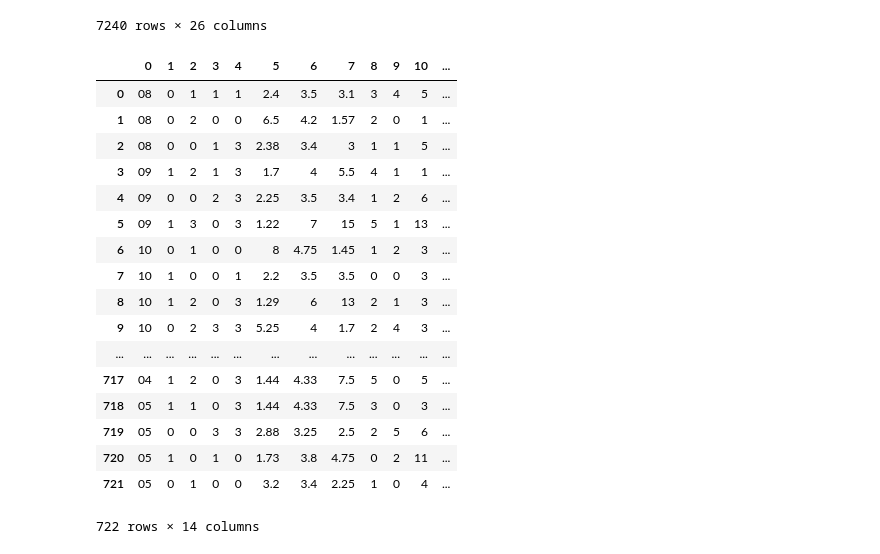
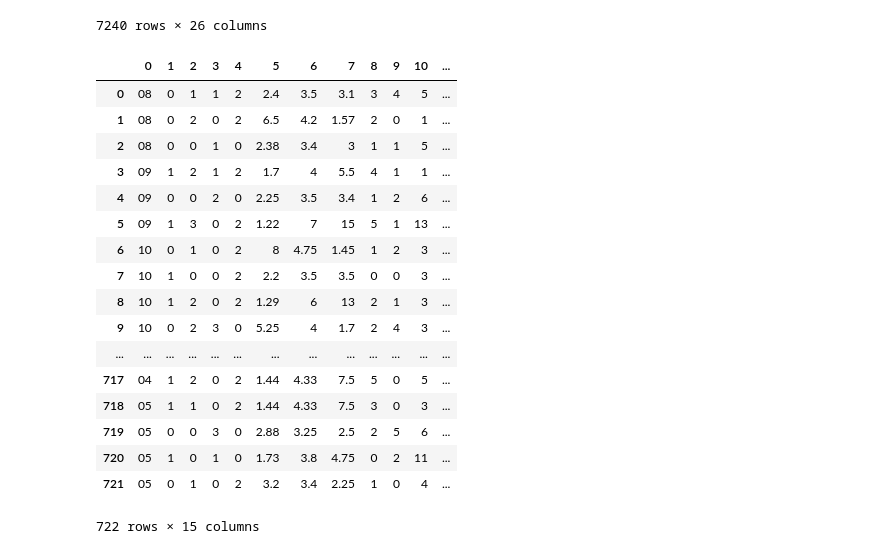
Before and after one commit to ML-Project-2018/my-bet-supremo, a Jupyter notebook: process.ipynb, the cells around one changed output. Drawn from its saved outputs; the diff is of its cells as text; code cells hidden in the pictures.

```diff
--- a/process.ipynb
+++ b/process.ipynb
@@ -109,75 +58,68 @@ data
 7240 rows × 26 columns
 # %%
 fixtures = []
-
 x = 0
 size = 10
 
 for i in range(data.shape[0]):
     d = data[x:size]
     for index, row in d.iterrows():
-
-        record = np.empty(14, dtype=object)
-
+        record = np.empty(15, dtype=object)
         if (row[2] == 'Liverpool' or row[3] == 'Liverpool'):
-
             row = row.tolist()
             record[0] = row[1].split('/')[1]
-
             if row[2] == 'Liverpool':
                 record[1] = 1
-
-                if row[9] == 'A': record[4] = 0
-                elif row[9] == 'H': record[4] = 3
-                else: record[4] = 1
 
             elif row[3] == 'Liverpool':
                 record[1] = 0
 
-                if row[9] == 'A': record[4] = 3
-                elif row[9] == 'H': record[4] = 0
-                else: record[4] = 1
+            if row[9] == 'A':
+                record[4] = 0
+            elif row[9] == 'B':
+                record[4] = 1
+            else:
+                record[4] = 2
 
             record[2] = row[7]
             record[3] = row[8]
             record[5] = row[23]
             record[6] = row[24]
             record[7] = row[25]
 
             # y's
             record[8] = row[4]
             record[9] = row[5]
             record[10] = row[17]
             record[11] = row[18]
             record[12] = row[19]
             record[13] = row[20]
+            record[14] = row[6] # full time results
 
             fixtures.append(record)
 
 
     x += 10
     size += 10
 
-
 fixtures = pd.DataFrame(fixtures)
+fixtures
+# %% [output]
+|  | 0 | 1 | 2 | 3 | 4 | 5 | 6 | 7 | 8 | 9 | 10 | ... |
+| 0 | 08 | 0 | 1 | 1 | 2 | 2.4 | 3.5 | 3.1 | 3 | 4 | 5 | ... |
+| 1 | 08 | 0 | 2 | 0 | 2 | 6.5 | 4.2 | 1.57 | 2 | 0 | 1 | ... |
+| 2 | 08 | 0 | 0 | 1 | 0 | 2.38 | 3.4 | 3 | 1 | 1 | 5 | ... |
+| 3 | 09 | 1 | 2 | 1 | 2 | 1.7 | 4 | 5.5 | 4 | 1 | 1 | ... |
+| 4 | 09 | 0 | 0 | 2 | 0 | 2.25 | 3.5 | 3.4 | 1 | 2 | 6 | ... |
+| 5 | 09 | 1 | 3 | 0 | 2 | 1.22 | 7 | 15 | 5 | 1 | 13 | ... |
+| 6 | 10 | 0 | 1 | 0 | 2 | 8 | 4.75 | 1.45 | 1 | 2 | 3 | ... |
+| 7 | 10 | 1 | 0 | 0 | 2 | 2.2 | 3.5 | 3.5 | 0 | 0 | 3 | ... |
+| 8 | 10 | 1 | 2 | 0 | 2 | 1.29 | 6 | 13 | 2 | 1 | 3 | ... |
+| 9 | 10 | 0 | 2 | 3 | 0 | 5.25 | 4 | 1.7 | 2 | 4 | 3 | ... |
+| ... | ... | ... | ... | ... | ... | ... | ... | ... | ... | ... | ... | ... |
+| 717 | 04 | 1 | 2 | 0 | 2 | 1.44 | 4.33 | 7.5 | 5 | 0 | 5 | ... |
+| 718 | 05 | 1 | 1 | 0 | 2 | 1.44 | 4.33 | 7.5 | 3 | 0 | 3 | ... |
+| 719 | 05 | 0 | 0 | 3 | 0 | 2.88 | 3.25 | 2.5 | 2 | 5 | 6 | ... |
+| 720 | 05 | 1 | 0 | 1 | 0 | 1.73 | 3.8 | 4.75 | 0 | 2 | 11 | ... |
+| 721 | 05 | 0 | 1 | 0 | 2 | 3.2 | 3.4 | 2.25 | 1 | 0 | 4 | ... |
+722 rows × 15 columns
-# %%
-fixtures
-# %% [output]
-|  | 0 | 1 | 2 | 3 | 4 | 5 | 6 | 7 | 8 | 9 | 10 | ... |
-| 0 | 08 | 0 | 1 | 1 | 1 | 2.4 | 3.5 | 3.1 | 3 | 4 | 5 | ... |
-| 1 | 08 | 0 | 2 | 0 | 0 | 6.5 | 4.2 | 1.57 | 2 | 0 | 1 | ... |
-| 2 | 08 | 0 | 0 | 1 | 3 | 2.38 | 3.4 | 3 | 1 | 1 | 5 | ... |
-| 3 | 09 | 1 | 2 | 1 | 3 | 1.7 | 4 | 5.5 | 4 | 1 | 1 | ... |
-| 4 | 09 | 0 | 0 | 2 | 3 | 2.25 | 3.5 | 3.4 | 1 | 2 | 6 | ... |
-| 5 | 09 | 1 | 3 | 0 | 3 | 1.22 | 7 | 15 | 5 | 1 | 13 | ... |
-| 6 | 10 | 0 | 1 | 0 | 0 | 8 | 4.75 | 1.45 | 1 | 2 | 3 | ... |
-| 7 | 10 | 1 | 0 | 0 | 1 | 2.2 | 3.5 | 3.5 | 0 | 0 | 3 | ... |
-| 8 | 10 | 1 | 2 | 0 | 3 | 1.29 | 6 | 13 | 2 | 1 | 3 | ... |
-| 9 | 10 | 0 | 2 | 3 | 3 | 5.25 | 4 | 1.7 | 2 | 4 | 3 | ... |
-| ... | ... | ... | ... | ... | ... | ... | ... | ... | ... | ... | ... | ... |
-| 717 | 04 | 1 | 2 | 0 | 3 | 1.44 | 4.33 | 7.5 | 5 | 0 | 5 | ... |
-| 718 | 05 | 1 | 1 | 0 | 3 | 1.44 | 4.33 | 7.5 | 3 | 0 | 3 | ... |
-| 719 | 05 | 0 | 0 | 3 | 3 | 2.88 | 3.25 | 2.5 | 2 | 5 | 6 | ... |
-| 720 | 05 | 1 | 0 | 1 | 0 | 1.73 | 3.8 | 4.75 | 0 | 2 | 11 | ... |
-| 721 | 05 | 0 | 1 | 0 | 0 | 3.2 | 3.4 | 2.25 | 1 | 0 | 4 | ... |
-722 rows × 14 columns
```
Also changed, not shown: parts of 20 cells of this notebook.
